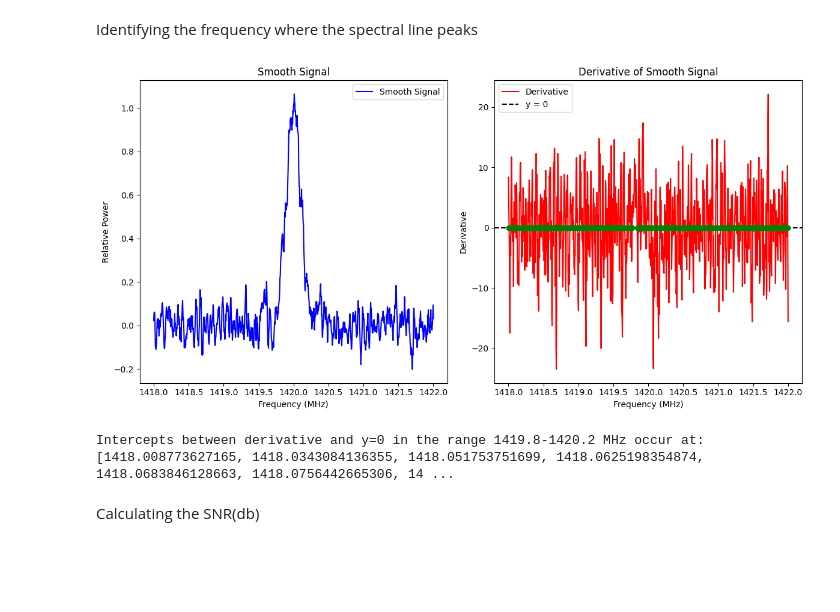
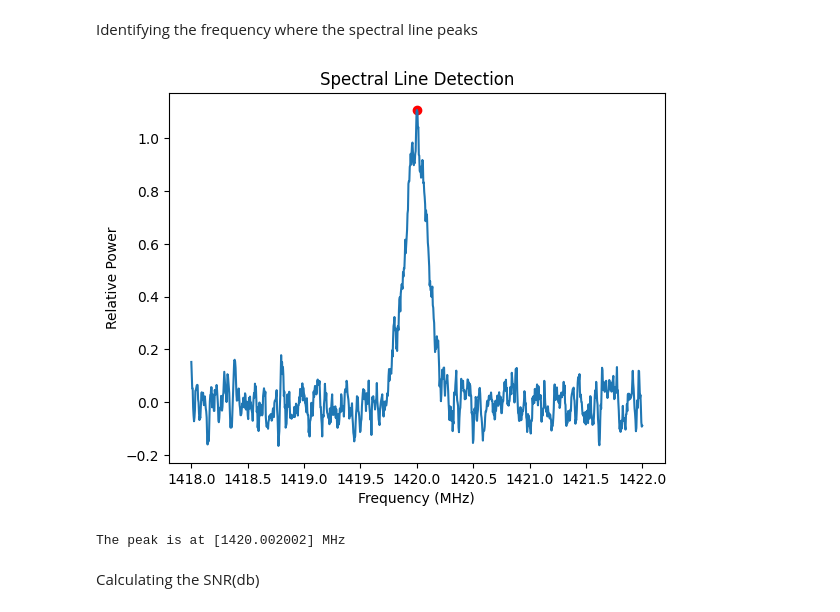
Before and after one commit to PanagiotisPetrid/ASTRO-BEAM-PanagiotisPetridis, a Jupyter notebook: ASTRO_BEAM_recruitment.ipynb, the cells around one changed output. Cells and saved outputs as stored; diff of their text form; code cells hidden in the pictures; blank space fills up the shorter version.

Commit message:
Updated Spectral Line Detection Algorithm to use the scipy library to detect peaks

```diff
--- a/ASTRO_BEAM_recruitment.ipynb
+++ b/ASTRO_BEAM_recruitment.ipynb
@@ -240,61 +237,25 @@ plt.show()
 #3. Spectral Line Detection
 # %% [markdown]
 Identifying the frequency where the spectral line peaks
-# %%
-# Initiate derivative list
-derivative = np.zeros(len(smooth))
-
-# Find the slope between every two consecutive points
-for i in range(1, len(smooth) - 1):
-    derivative[i] = (smooth[i+1] - smooth[i-1]) / (freq_range[i+1] - freq_range[i-1])
-
-# Calculate derivatives for first and last point
-derivative[0] = (smooth[1] - smooth[0]) / (freq_range[1] - freq_range[0])
-derivative[-1] = (smooth[-1] - smooth[-2]) / (freq_range[-1] - freq_range[-2])
-
-# Find intercept between the derivative and y=0
-zero_crossings = np.where(np.diff(np.sign(derivative)))[0]
-intercepts = []
-for zc in zero_crossings:
-    # Estimate intercept point by using linear interpolation
-    x1, x2 = freq_range[zc], freq_range[zc + 1]
-    y1, y2 = derivative[zc], derivative[zc + 1]
-    intercept_x = x1 - y1 * (x2 - x1) / (y2 - y1)
-    intercepts.append(intercept_x)
-
-# Plot the original signal and its derivative
-plt.figure(figsize=(12, 6))
-
-# Plot the original smooth signal
-plt.subplot(1, 2, 1)
-plt.plot(freq_range, smooth, label='Smooth Signal', color='blue')
-plt.title('Smooth Signal')
-plt.xlabel('Frequency (MHz)')
-plt.ylabel('Relative Power')
-plt.legend()
-
-# Plot the derivative with y=0 line and intercepts
-plt.subplot(1, 2, 2)
-plt.plot(freq_range, derivative, label='Derivative', color='red')
-plt.axhline(0, color='black', linestyle='--', label='y = 0')  # y=0 line
-
-# Mark the intercept points on the plot
-for intercept_x in intercepts:
-    plt.plot(intercept_x, 0, 'go')
-
-plt.title('Derivative of Smooth Signal')
-plt.xlabel('Frequency (MHz)')
-plt.ylabel('Derivative')
-plt.legend()
-
-plt.tight_layout()
-plt.show()
-
-# Print the intercept points
-print(f"Intercepts between derivative and y=0 in the range 1419.8-1420.2 MHz occur at: {intercepts}")
-# %% [output]
-[figure, removed]
-Intercepts between derivative and y=0 in the range 1419.8-1420.2 MHz occur at: [1418.008773627165, 1418.0343084136355, 1418.051753751699, 1418.0625198354874, 1418.0683846128663, 1418.0756442665306, 14 ...
+# %%
+#Identify the peaks by using the find_peaks function
+
+peaks, _ = find_peaks(smooth, prominence=0.5) # Prominence is defined as the minimum height necessary to descend to get from the summit to any higher terrain,
+                                              # so in order to discard all the noise, we use a relatively high prominence
+
+#Plot the signal and the peaks in the same diagram
+plt.plot(freq_range, smooth)
+plt.scatter(freq_range[peaks], smooth[peaks], color='red')
+plt.title("Spectral Line Detection")
+plt.xlabel("Frequency (MHz)")
+plt.ylabel("Relative Power")
+plt.show()
+
+#Show the coordinates of the peak
+print(f"The peak is at {freq_range[peaks]} MHz")
+# %% [output]
+[figure, added]
+The peak is at [1420.002002] MHz
 # %% [markdown]
 Calculating the SNR(db)
 # %%
```
Also changed, not shown: parts of 11 cells of this notebook.
